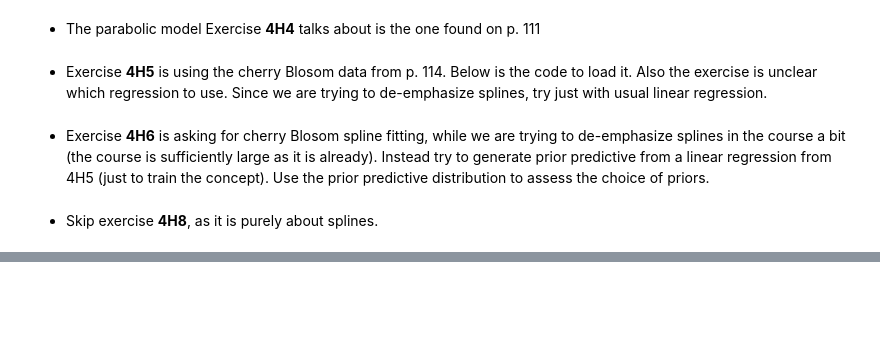
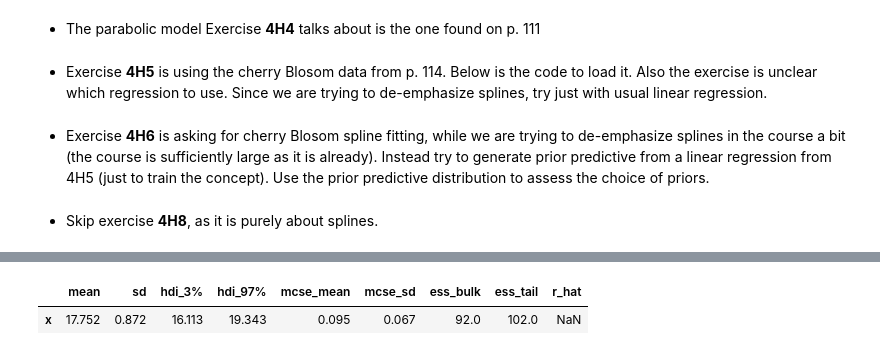
Before and after one commit to PatrickMatthiesen/ProbabilisticProgramming, a Jupyter notebook: 02-regression/regression-exercises.ipynb, the cells around one changed output, grey strips where cells are left out. Drawn from its saved outputs; the diff is of its cells as text; code cells hidden in the pictures; blank space fills up the shorter version.

```diff
--- a/02-regression/regression-exercises.ipynb
+++ b/02-regression/regression-exercises.ipynb
@@ -73,0 +115,3 @@ az.summary(pd.read_csv("cherry_blossoms.csv").dropna().to_dict(orient="list"), k
+# %%
+az.summary(y)
+# %% [output]
@@ -73,0 +119,2 @@ az.summary(pd.read_csv("cherry_blossoms.csv").dropna().to_dict(orient="list"), k
+|  | mean | sd | hdi_3% | hdi_97% | mcse_mean | mcse_sd | ess_bulk | ess_tail | r_hat |
+| x | 17.752 | 0.872 | 16.113 | 19.343 | 0.095 | 0.067 | 92.0 | 102.0 | NaN |
```
Also changed, not shown: parts of 7 cells of this notebook, 3 other files.
